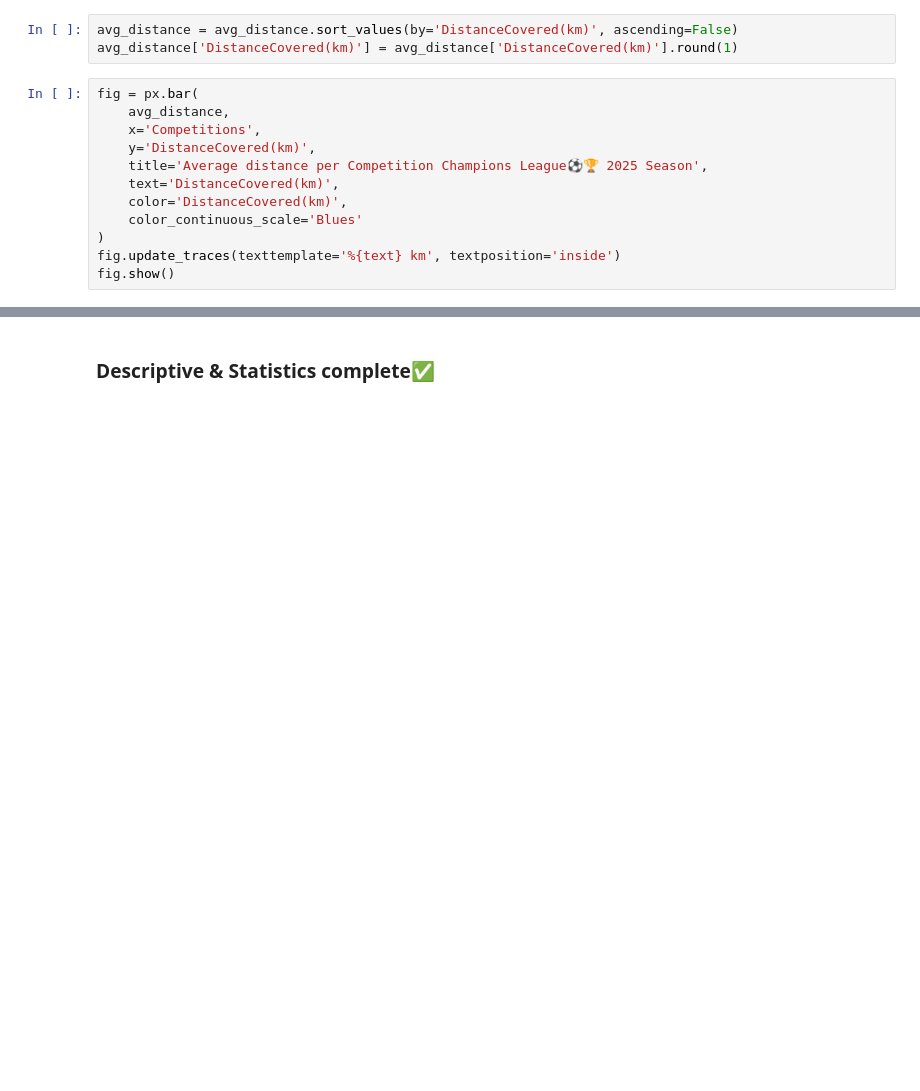
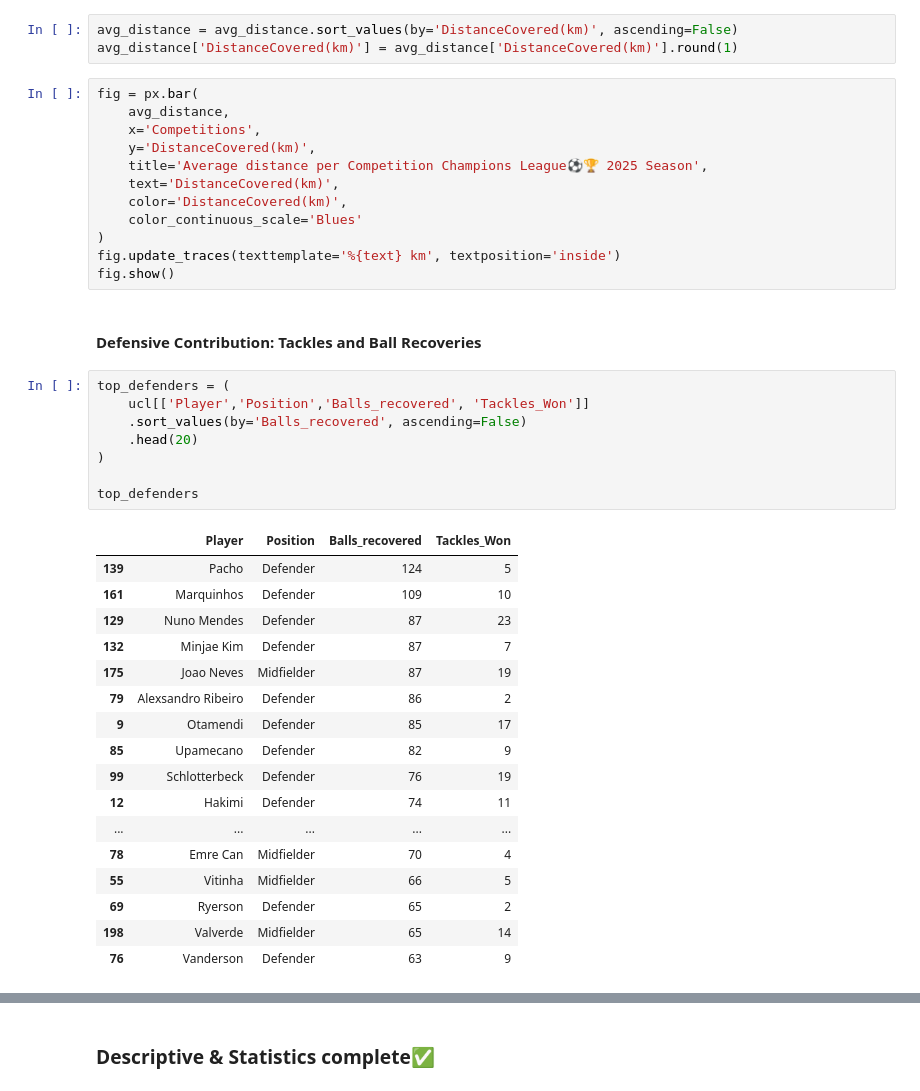
Before and after one commit to ArberKuqi/PythonDataScience_Project, a Jupyter notebook: ChampionsData/02-descriptive_statistics.ipynb, the cells around one changed output, grey strips where cells are left out. Cells and saved outputs as stored; diff of their text form; blank space fills up the shorter version.

```diff
--- a/ChampionsData/02-descriptive_statistics.ipynb
+++ b/ChampionsData/02-descriptive_statistics.ipynb
@@ -341,3 +444,31 @@ fig = px.bar(
 )
 fig.update_traces(texttemplate='%{text} km', textposition='inside')
 fig.show()
+# %% [markdown]
+#### Defensive Contribution: Tackles and Ball Recoveries
+# %%
+top_defenders = (
+    ucl[['Player','Position','Balls_recovered', 'Tackles_Won']]
+    .sort_values(by='Balls_recovered', ascending=False)
+    .head(20)
+)
+
+top_defenders
+# %% [output]
+|  | Player | Position | Balls_recovered | Tackles_Won |
+| 139 | Pacho | Defender | 124 | 5 |
+| 161 | Marquinhos | Defender | 109 | 10 |
+| 129 | Nuno Mendes | Defender | 87 | 23 |
+| 132 | Minjae Kim | Defender | 87 | 7 |
+| 175 | Joao Neves | Midfielder | 87 | 19 |
+| 79 | Alexsandro Ribeiro | Defender | 86 | 2 |
+| 9 | Otamendi | Defender | 85 | 17 |
+| 85 | Upamecano | Defender | 82 | 9 |
+| 99 | Schlotterbeck | Defender | 76 | 19 |
+| 12 | Hakimi | Defender | 74 | 11 |
+| ... | ... | ... | ... | ... |
+| 78 | Emre Can | Midfielder | 70 | 4 |
+| 55 | Vitinha | Midfielder | 66 | 5 |
+| 69 | Ryerson | Defender | 65 | 2 |
+| 198 | Valverde | Midfielder | 65 | 14 |
+| 76 | Vanderson | Defender | 63 | 9 |
```
Also changed, not shown: parts of 18 cells of this notebook, 7 other files.
